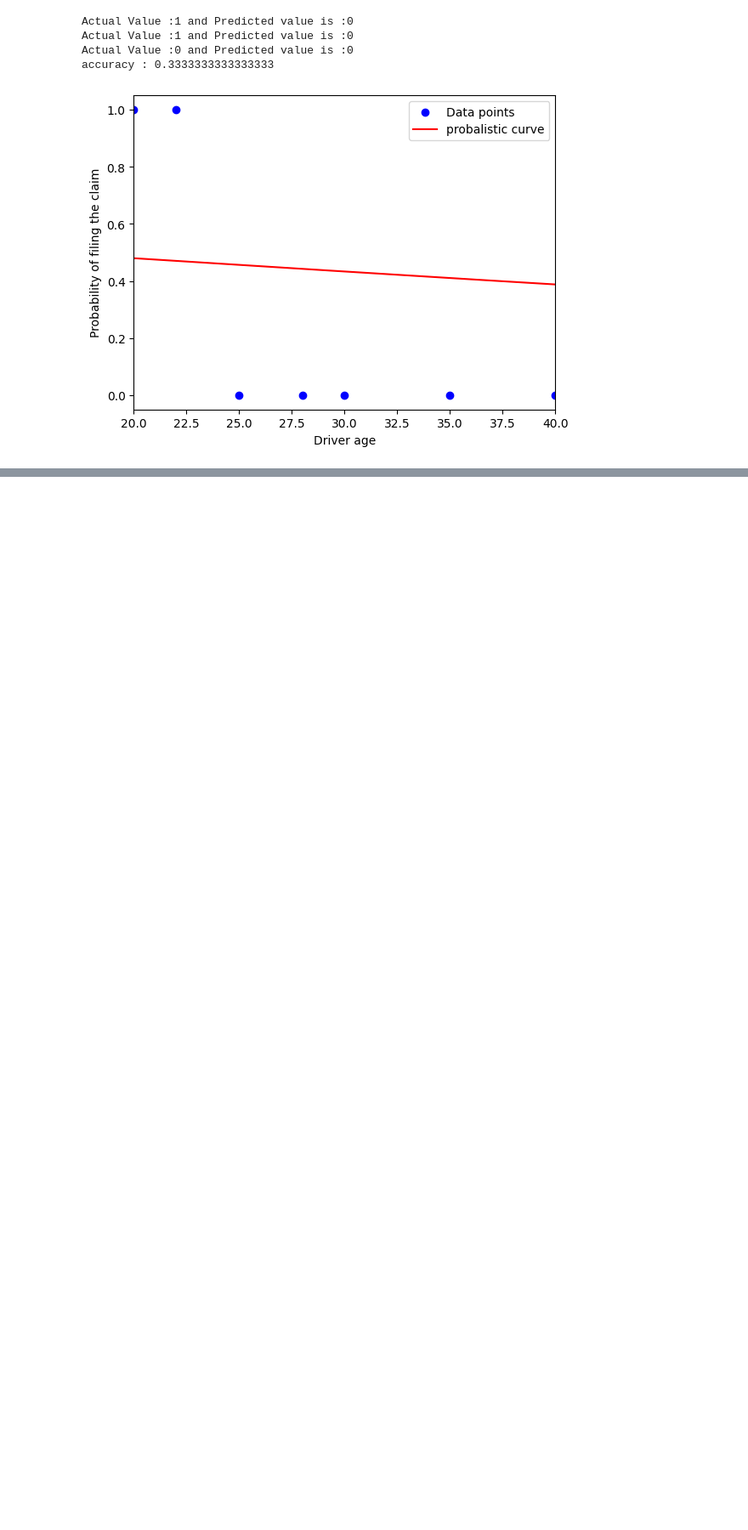
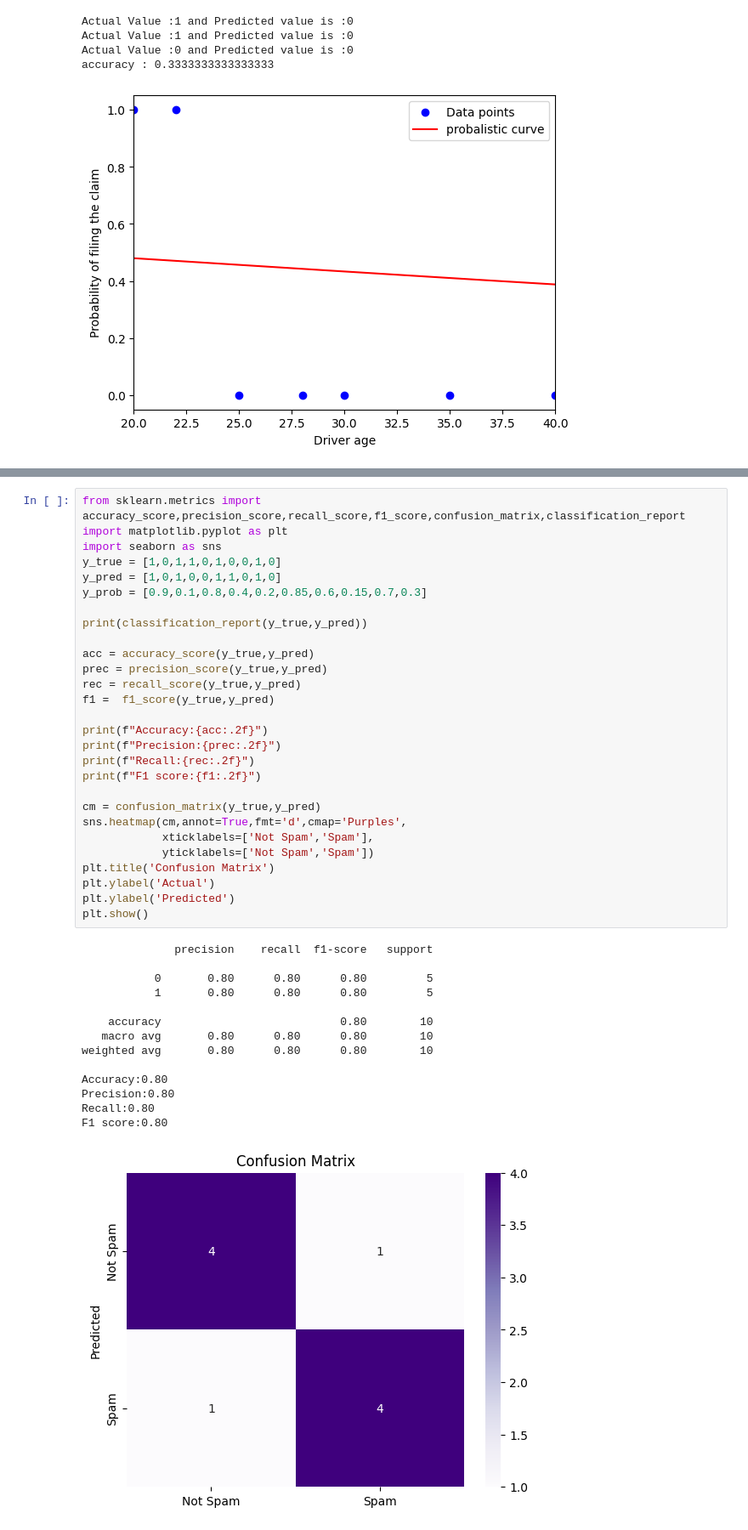
Before and after one commit to shivank7269/DataScience_Training, a Jupyter notebook: 27feb_Classification.ipynb, the cells around one changed output, grey strips where cells are left out. Shown at 85% size. Drawn from its saved outputs; the diff is of its cells as text; blank space fills up the shorter version.

```diff
--- a/27feb_Classification.ipynb
+++ b/27feb_Classification.ipynb
@@ -60,0 +153,43 @@ accuracy : 0.3333333333333333
+# %%
+from sklearn.metrics import accuracy_score,precision_score,recall_score,f1_score,confusion_matrix,classification_report
+import matplotlib.pyplot as plt
+import seaborn as sns
+y_true = [1,0,1,1,0,1,0,0,1,0]
+y_pred = [1,0,1,0,0,1,1,0,1,0]
+y_prob = [0.9,0.1,0.8,0.4,0.2,0.85,0.6,0.15,0.7,0.3]
+
+print(classification_report(y_true,y_pred))
+
+acc = accuracy_score(y_true,y_pred)
+prec = precision_score(y_true,y_pred)
+rec = recall_score(y_true,y_pred)
+f1 =  f1_score(y_true,y_pred)
+
+print(f"Accuracy:{acc:.2f}")
+print(f"Precision:{prec:.2f}")
+print(f"Recall:{rec:.2f}")
+print(f"F1 score:{f1:.2f}")
+
+cm = confusion_matrix(y_true,y_pred)
+sns.heatmap(cm,annot=True,fmt='d',cmap='Purples',
+            xticklabels=['Not Spam','Spam'],
+            yticklabels=['Not Spam','Spam'])
+plt.title('Confusion Matrix')
+plt.ylabel('Actual')
+plt.ylabel('Predicted')
+plt.show()
+# %% [output]
+              precision    recall  f1-score   support
+
+           0       0.80      0.80      0.80         5
+           1       0.80      0.80      0.80         5
+
+    accuracy                           0.80        10
+   macro avg       0.80      0.80      0.80        10
+weighted avg       0.80      0.80      0.80        10
+
+Accuracy:0.80
+Precision:0.80
+Recall:0.80
+F1 score:0.80
+[figure, added]
```
Also changed, not shown: parts of 7 cells of this notebook.
